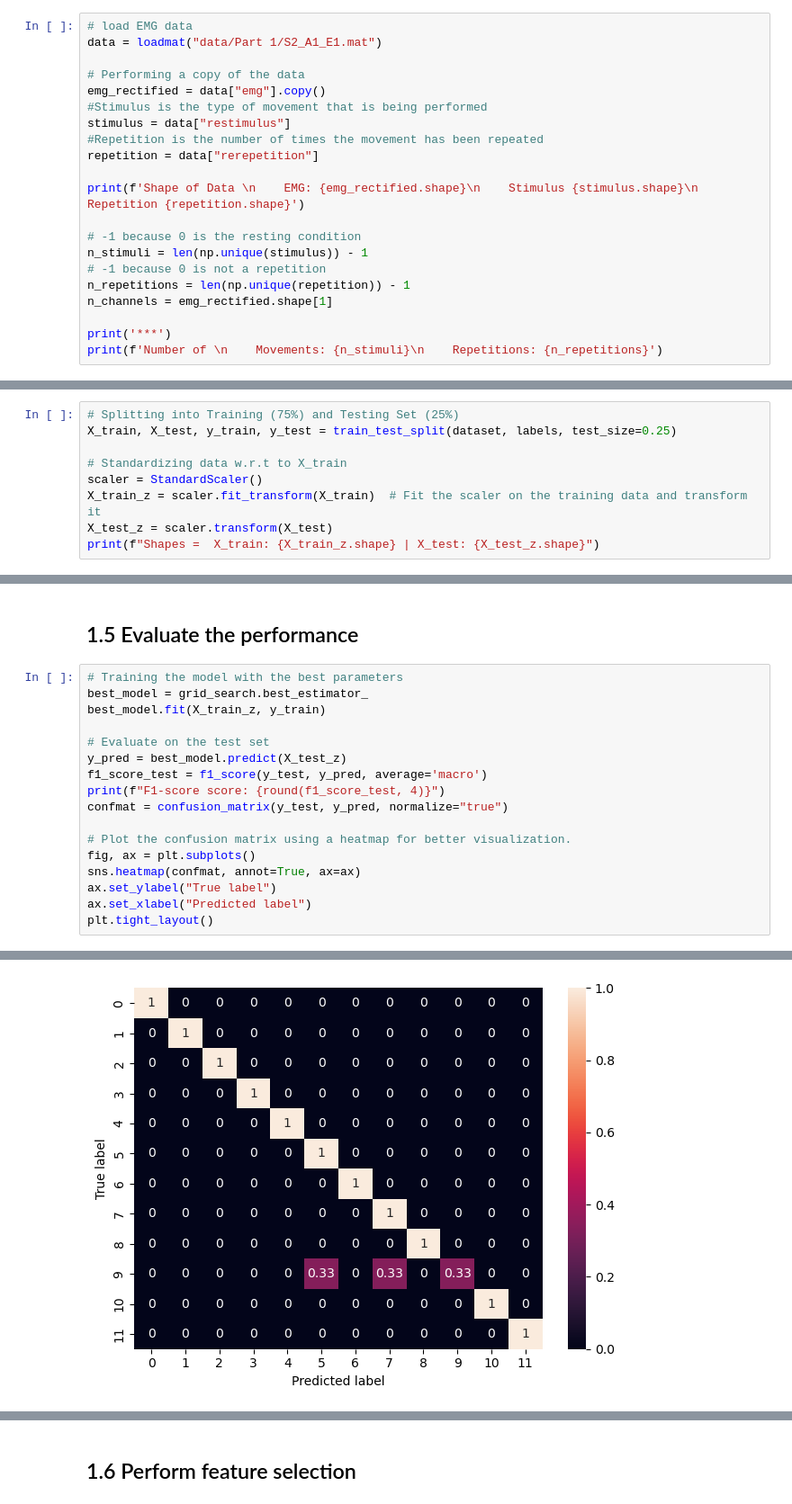
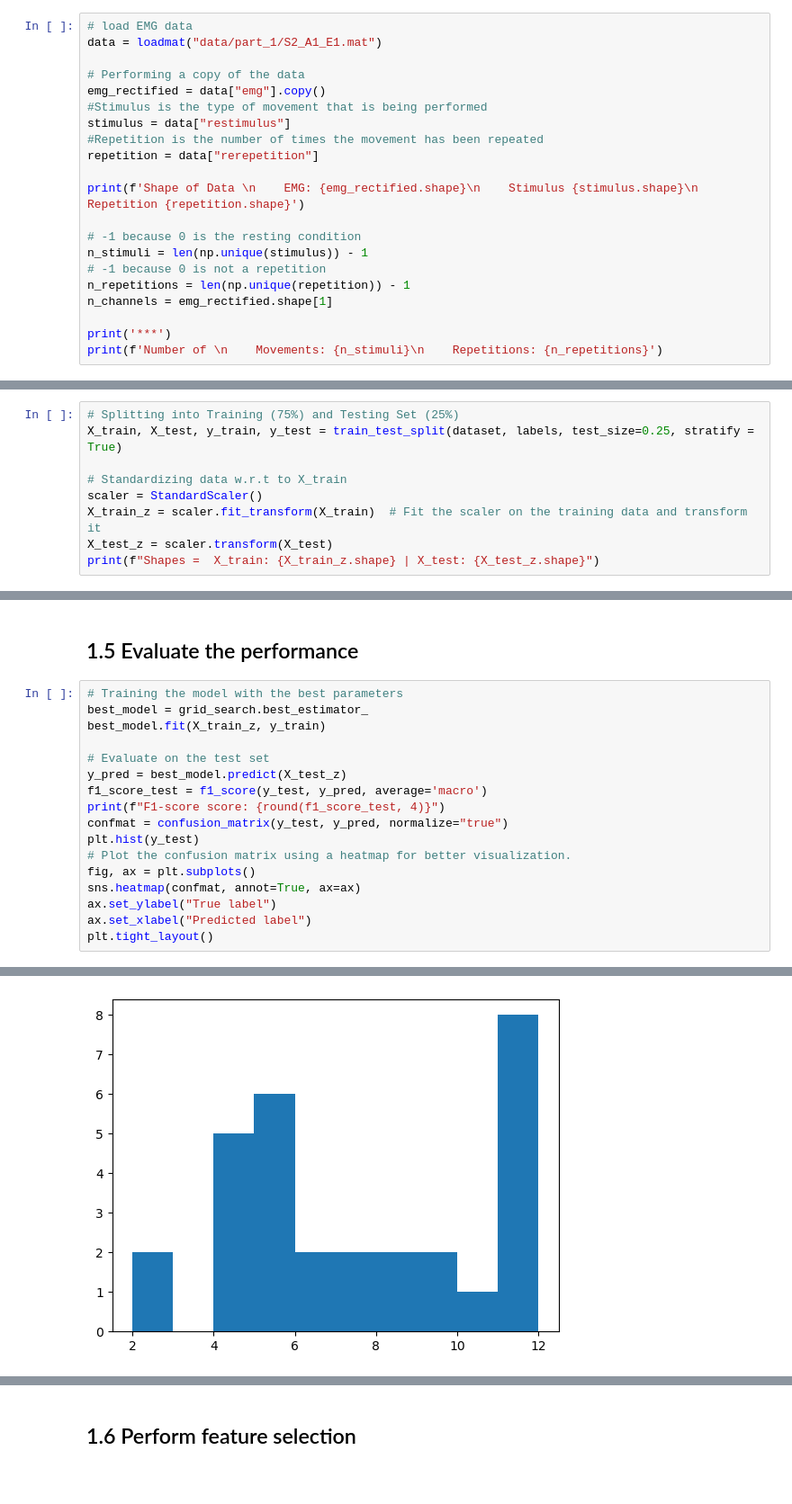
Before and after one commit to AlexisCogne/NSSP_projects, a Jupyter notebook: Project_2_EMG/part_1_Alexis.ipynb, the cells around one changed output, grey strips where cells are left out. Shown at 90% size. Drawn from its saved outputs; the diff is of its cells as text; blank space fills up the shorter version.

Commit message:
Pending error: make sure test set has all classes represented

```diff
--- a/Project_2_EMG/part_1_Alexis.ipynb
+++ b/Project_2_EMG/part_1_Alexis.ipynb
@@ -24,7 +24,7 @@ Note: data is already partially preprocessed on the original database
 Starting with subject 2
 # %%
 # load EMG data
-data = loadmat("data/Part 1/S2_A1_E1.mat")
+data = loadmat("data/part_1/S2_A1_E1.mat")
 
 # Performing a copy of the data
 emg_rectified = data["emg"].copy()
@@ -241,7 +241,7 @@ labels dimension: (120,)
 ### Step 3: Split the dataset into Train-Test (Validation split done later in cross-validation)
 # %%
 # Splitting into Training (75%) and Testing Set (25%)
-X_train, X_test, y_train, y_test = train_test_split(dataset, labels, test_size=0.25)
+X_train, X_test, y_train, y_test = train_test_split(dataset, labels, test_size=0.25, stratify = True)
 
 # Standardizing data w.r.t to X_train
 scaler = StandardScaler()
@@ -348,7 +348,7 @@ y_pred = best_model.predict(X_test_z)
 f1_score_test = f1_score(y_test, y_pred, average='macro')
 print(f"F1-score score: {round(f1_score_test, 4)}")
 confmat = confusion_matrix(y_test, y_pred, normalize="true")
-
+plt.hist(y_test)
 # Plot the confusion matrix using a heatmap for better visualization.
 fig, ax = plt.subplots()
 sns.heatmap(confmat, annot=True, ax=ax)
@@ -360 +360 @@ F1-score score: 0.9389
-[figure, old version]
+[figure, new version]
```
Also changed, not shown: parts of 6 cells of this notebook.
